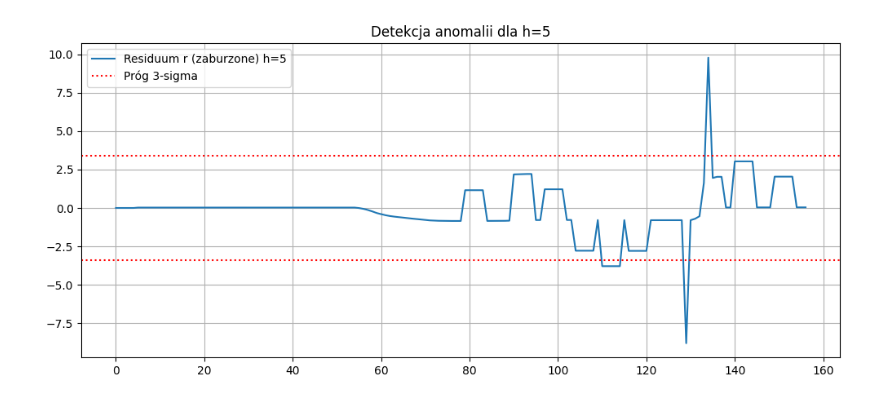
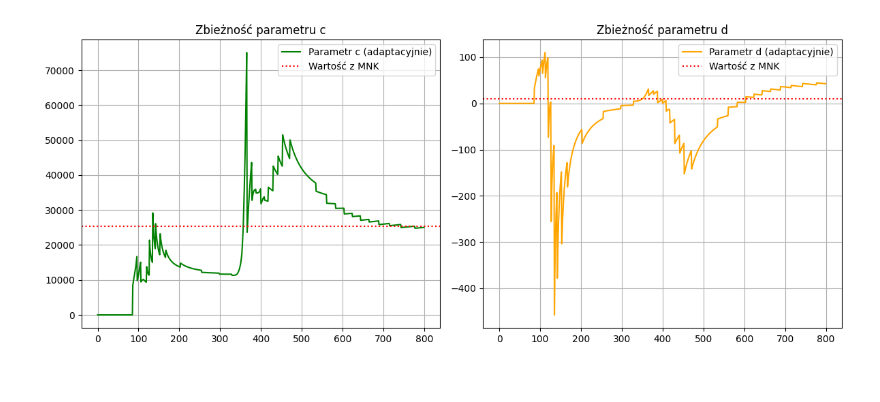
Before and after one commit to lenaskiba22/projekt_pip, a Jupyter notebook: pip_zadanie4.ipynb, the cells around one changed output. Saved outputs shown, nothing was run; the diff lists cells and outputs as text; code cells hidden in the pictures.

```diff
--- a/pip_zadanie4.ipynb
+++ b/pip_zadanie4.ipynb
@@ -5,6 +5,7 @@ import matplotlib.pyplot as plt
 
 # 1. Wczytanie danych i poprawne parsowanie czasu
 # Używamy pd.to_datetime, aby poprawnie obliczyć dt w sekundach
-normal = pd.read_excel("Przebieg normalny.xlsx")
-disturbed = pd.read_excel("Przebieg zaburzony.xlsx")
+
+dane_normalne = pd.read_excel("Przebieg normalny.xlsx")
+dane_zaburzone = pd.read_excel("Przebieg zaburzony.xlsx")
 # %%
@@ -35,8 +34,11 @@ a_est, b_est = theta
 # %%
+# Rozwiązanie układu (Metoda Najmniejszych Kwadratów)
+parametry_pomocnicze, _, _, _ = np.linalg.lstsq(macierz_regresji, roznica_y, rcond=None)
+a_mnk, b_mnk = parametry_pomocnicze
 
-# Wyznaczenie parametrów fizycznych c i d
-c_val = dt / a_est
-d_val = b_est / a_est # bo b = d*a
+# Wyliczenie parametrów fizycznych c i d
+c_wynik = dt / a_mnk
+d_wynik = b_mnk / a_mnk
 
-print(f"Zidentyfikowane parametry: c = {c_val:.2f}, d = {d_val:.4f}")
+print(f"Zidentyfikowane parametry: c = {c_wynik:.2f}, d = {d_wynik:.4f}")
 # %% [output]
@@ -102,14 +153,54 @@ Horyzont h=20: sigma=2.562, Próg (3*sigma)=7.686
 # %%
+# ZADANIE 6: ADAPTACYJNE WYZNACZANIE PARAMETRÓW (RLS)
+# =============================================================================
 
-# Wykres residuów dla danych zaburzonych
+def rls_identyfikacja(u_syg, y_syg, z_syg, dt_krok):
+    N = len(y_syg)
+    # Macierz kowariancji P i wektor parametrów theta [a, b]
+    P = np.eye(2) * 1000.0
+    theta = np.array([0.0, 0.0])
+    zapominanie = 0.995 # lambda (opcjonalnie dla lepszej adaptacji)
+
+    historia_c = []
+    historia_d = []
+
+    for n in range(N-1):
+        phi = np.array([u_syg[n], z_syg[n] - y_syg[n]])
+        y_rzeczywiste = y_syg[n+1] - y_syg[n]
+
+        # Algorytm RLS
+        blad = y_rzeczywiste - phi.dot(theta)
+        K = P.dot(phi) / (zapominanie + phi.dot(P).dot(phi))
+        theta = theta + K * blad
+        P = (P - np.outer(K, phi.dot(P))) / zapominanie
+
+        # Konwersja na parametry fizyczne c i d
+        a_akt, b_akt = theta
+        curr_c = dt_krok / a_akt if a_akt != 0 else 0
+        curr_d = b_akt / a_akt if a_akt != 0 else 0
+
+        historia_c.append(curr_c)
+        historia_d.append(curr_d)
+
+    return historia_c, historia_d
+
+c_adapt, d_adapt = rls_identyfikacja(u_norm, y_norm, z_norm, dt)
+
 plt.figure(figsize=(12, 5))
-h_to_plot = horizons[1] # Wybieramy jeden horyzont do analizy
-plt.plot(res_dist[h_to_plot], label=f"Residuum r (zaburzone) h={h_to_plot}")
-plt.axhline(y=3*np.std(res_norm[h_to_plot]), color='r', linestyle=':', label="Próg 3-sigma")
-plt.axhline(y=-3*np.std(res_norm[h_to_plot]), color='r', linestyle=':')
-plt.title(f"Detekcja anomalii dla h={h_to_plot}")
+plt.subplot(1, 2, 1)
+plt.plot(c_adapt, label="Parametr c (adaptacyjnie)", color='green')
+plt.axhline(y=c_wynik, color='r', linestyle=':', label="Wartość z MNK")
 plt.legend()
-plt.grid()
+plt.title("Zbieżność parametru c")
+plt.grid(True)
+
+plt.subplot(1, 2, 2)
+plt.plot(d_adapt, label="Parametr d (adaptacyjnie)", color='orange')
+plt.axhline(y=d_wynik, color='r', linestyle=':', label="Wartość z MNK")
+plt.legend()
+plt.title("Zbieżność parametru d")
+plt.grid(True)
+plt.tight_layout()
 plt.show()
 # %% [output]
-[figure, old version]
+[figure, new version]
```
Also changed, not shown: parts of 8 cells of this notebook.
